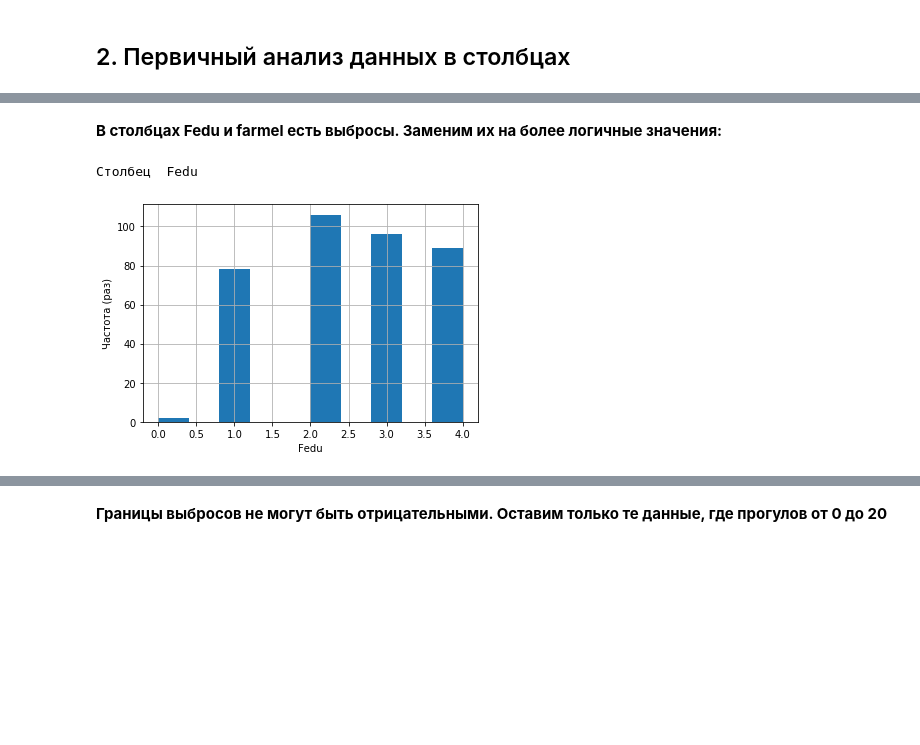
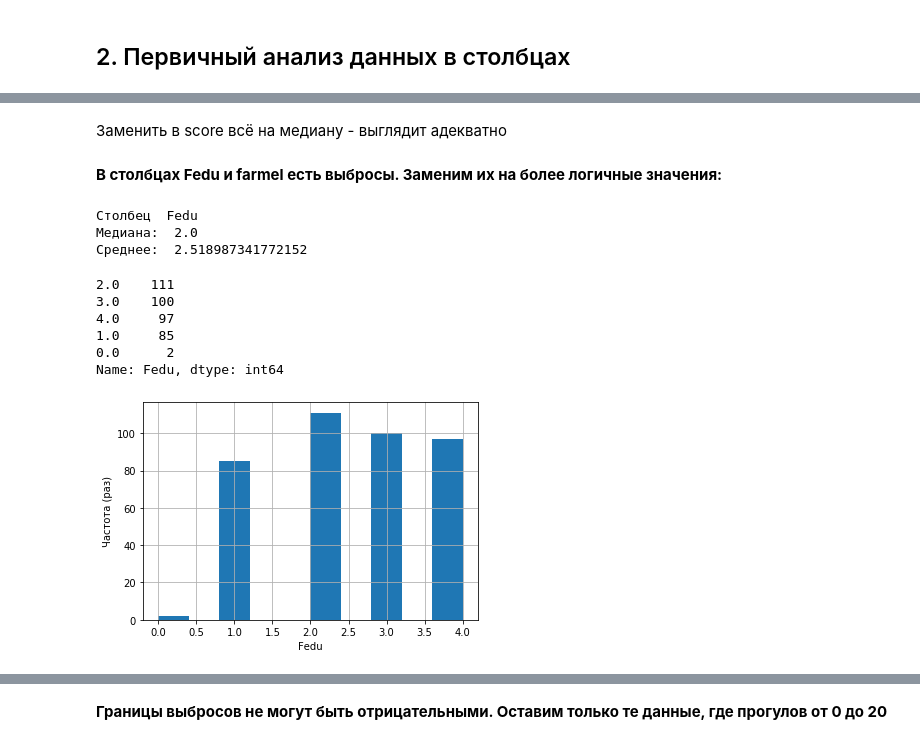
Before and after one commit to PttRulez/skillfactory, a Jupyter notebook: module_2/Students.ipynb, the cells around one changed output, grey strips where cells are left out. Cells and saved outputs as stored; diff of their text form; code cells hidden in the pictures; blank space fills up the shorter version.

```diff
--- a/module_2/Students.ipynb
+++ b/module_2/Students.ipynb
@@ -344,3 +381,5 @@ first_analysis('goout', boundaries=(1, 5))
+# %%
+students['goout'] = students['goout'].apply(lambda x: rnd.randint(1, 5) if pd.isna(x) else x)
 # %%
 first_analysis('health', boundaries=(1, 5))
 # %% [output]
@@ -348,4 +389,6 @@ first_analysis('health', boundaries=(1, 5))
 [figure]
+# %%
+students['health'] = students['health'].apply(lambda x: rnd.randint(1, 5) if pd.isna(x) else x)
 # %%
 first_analysis('absences')
 # %% [output]
@@ -354,3 +401,5 @@ first_analysis('absences')
+# %%
+students['absences'] = students['absences'].apply(lambda x: 4 if pd.isna(x) else x)
 # %%
 first_analysis('score', boundaries=(0, 100))
 # %% [output]
@@ -358,12 +409,25 @@ first_analysis('score', boundaries=(0, 100))
 [figure]
+# %% [markdown]
+Заменить в score всё на медиану - выглядит адекватно
+# %%
+students['score'] = students['score'].apply(lambda x: 55 if pd.isna(x) else x)
 # %% [markdown]
 **В столбцах Fedu и farmel есть выбросы. Заменим их на более логичные значения:**
 # %%
 students['Fedu'] = students['Fedu'].apply(lambda x: 4 if x == 40 else x)
 first_analysis('Fedu', boundaries=(0, 4))
+display(students['Fedu'].value_counts())
 # %% [output]
 Столбец  Fedu
+Медиана:  2.0
+Среднее:  2.518987341772152
+2.0    111
+3.0    100
+4.0     97
+1.0     85
+0.0      2
+Name: Fedu, dtype: int64
-[figure, old version]
+[figure, new version]
 # %%
 students['famrel'] = students['famrel'].apply(lambda x: 1 if x == -1 else x)
 first_analysis('famrel', boundaries=(1, 5))
```
Also changed, not shown: parts of 59 cells of this notebook.
